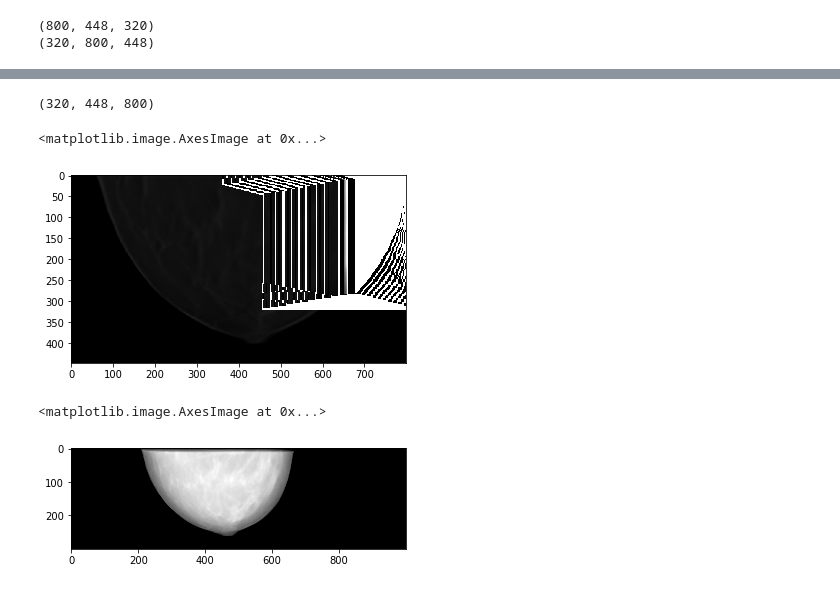
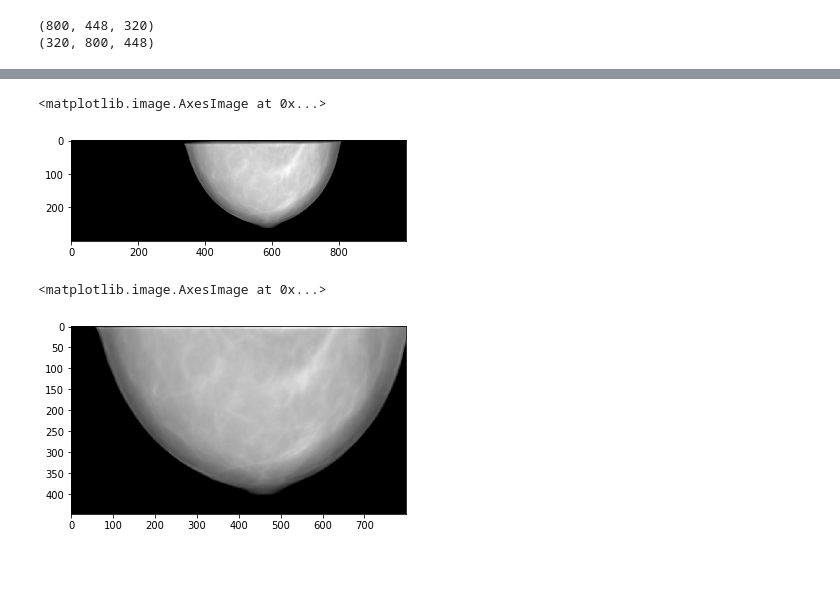
Before and after one commit to PranjalSahu/newrecon, a Jupyter notebook: astra-code.ipynb, the cells around one changed output, grey strips where cells are left out. Drawn from its saved outputs; the diff is of its cells as text; code cells hidden in the pictures.

```diff
--- a/astra-code.ipynb
+++ b/astra-code.ipynb
@@ -6363,7 +6363,7 @@ for i in range(0, 25):
 
     l = np.reshape(l, [12, detCols, detRows])
     l = l[0, :, :]
-    #l[l< 0.001] = 1
+    l[l< 1] = 1
     l_arr.append(l)
 
     p = G*testvol#.flatten()
@@ -6375,7 +6375,7 @@ for i in range(0, 25):
 
 for j in range(0, niter):
     print(j)
-    for i in range(0, nview):
+    for i in range(0, 25):
         print('View Number ', i)
         G    = Gt[i]
 
@@ -6396,6 +6396,7 @@ for j in range(0, niter):
         # normal object value.
 
         #print(pdif.shape, l.shape)
+        l       = l_arr[i]
         y       = np.divide(pdif, l)
         #temp    = np.isnan(y)
         #y[temp] = 0
@@ -6406,10 +6407,10 @@ for j in range(0, niter):
         y1       = np.reshape(y1, [12*detCols*detRows])
         imgi     = G.T*y1
 
-        #print(imgi.shape, denomi.shape)
+        print(imgi.shape, denomi.shape)
         imgj = np.divide(imgi, denomi)
-        temp = np.isnan(imgj)
-        imgj[temp] = 0
+        #temp = np.isnan(imgj)
+        #imgj[temp] = 0
         estimate   = estimate + 0.9*np.reshape(imgi, np.shape(estimate))
     estimate[estimate < 0] = 0
 
@@ -6451,9 +6431,5 @@ View Number  24
-# %%
-print(estimate.shape)
-# %% [output]
-(320, 448, 800)
 # %%
-plt.imshow(estimate[120, :, :], cmap='gray')
+plt.imshow(pdif, cmap='gray')
 # %% [output]
 <matplotlib.image.AxesImage at 0x...>
-[figure, old version]
+[figure, new version]
@@ -6467,10 +6436,10 @@ e = np.reshape(proj_arr[24], [300, 1000])
 # %%
 #print(proj_arr[0].shape)
 #temp = np.reshape(proj_arr[0], [300, 1000, 25])[:, :, 10]
-plt.imshow(e, cmap='gray')
+plt.imshow(estimate[120], cmap='gray')
 # %% [output]
 <matplotlib.image.AxesImage at 0x...>
-[figure, old version]
+[figure, new version]
 # %%
 a       = np.load('/home/dril/Downloads/6.npy')
 print(a.shape)
```
Also changed, not shown: parts of 2 cells of this notebook.
